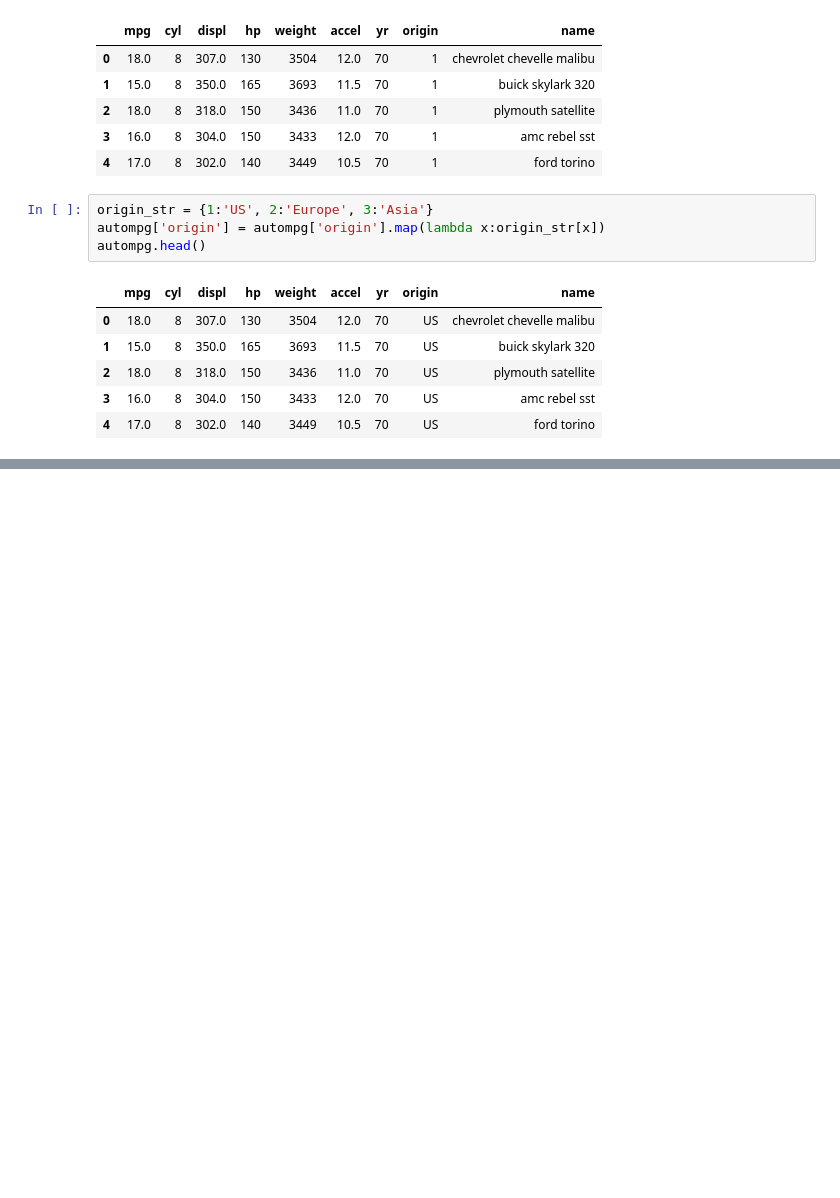
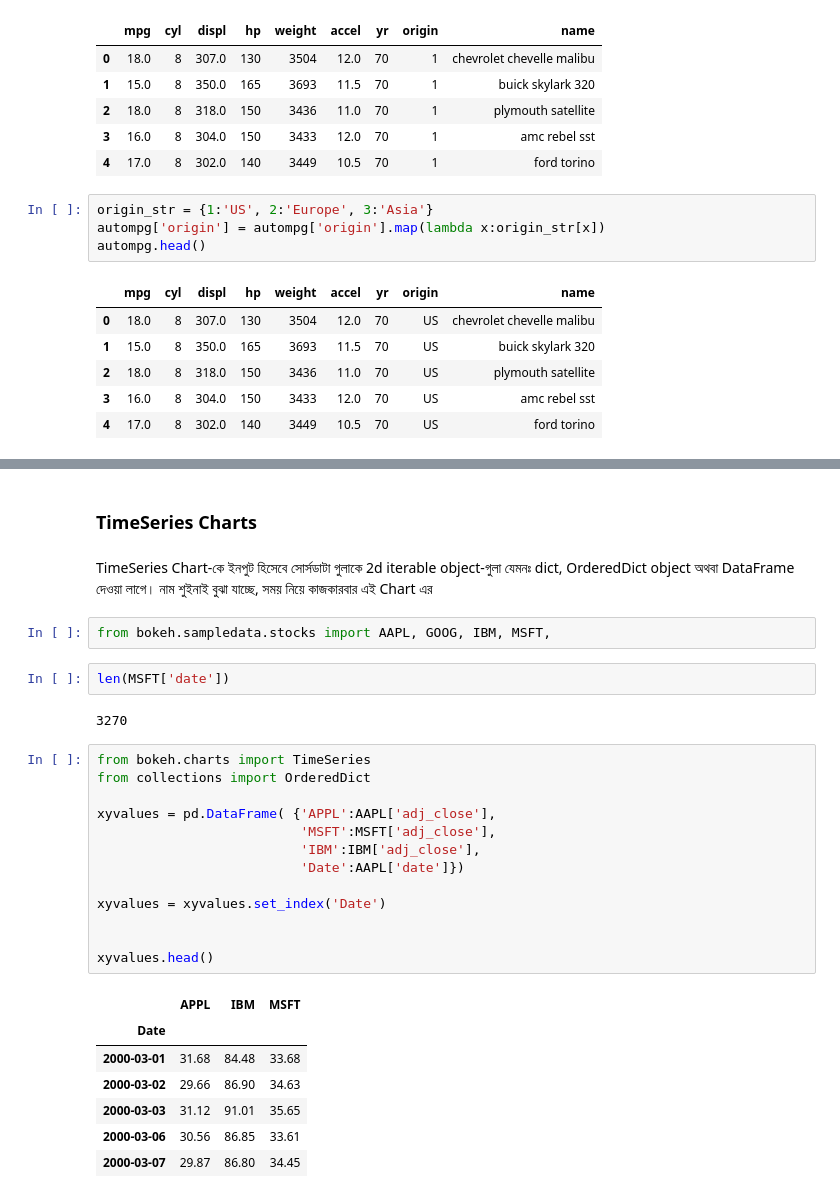
Before and after one commit to pdfarhad/python-for-datascience, a Jupyter notebook: Visualizing Bokeh.ipynb, the cells around one changed output, grey strips where cells are left out. Cells and saved outputs as stored; diff of their text form; blank space fills up the shorter version.

```diff
--- a/Visualizing Bokeh.ipynb
+++ b/Visualizing Bokeh.ipynb
@@ -193,0 +262,31 @@ show(p)
+# %% [markdown]
+### TimeSeries Charts
+# %% [markdown]
+TimeSeries Chart-কে ইনপুট হিসেবে সোর্সডাটা গুলাকে 2d iterable object-গুলা যেমনঃ  dict, OrderedDict object অথবা DataFrame দেওয়া লাগে। নাম শুইনাই বুঝা যাচ্ছে, সময় নিয়ে কাজকারবার এই Chart এর
+# %%
+from bokeh.sampledata.stocks import AAPL, GOOG, IBM, MSFT,
+# %%
+len(MSFT['date'])
+# %% [output]
+3270
+# %%
+from bokeh.charts import TimeSeries
+from collections import OrderedDict
+
+xyvalues = pd.DataFrame( {'APPL':AAPL['adj_close'],
+                          'MSFT':MSFT['adj_close'],
+                          'IBM':IBM['adj_close'],
+                          'Date':AAPL['date']})
+
+xyvalues = xyvalues.set_index('Date')
+
+
+xyvalues.head()
+# %% [output]
+|  | APPL | IBM | MSFT |
+| Date |  |  |  |
+| 2000-03-01 | 31.68 | 84.48 | 33.68 |
+| 2000-03-02 | 29.66 | 86.90 | 34.63 |
+| 2000-03-03 | 31.12 | 91.01 | 35.65 |
+| 2000-03-06 | 30.56 | 86.85 | 33.61 |
+| 2000-03-07 | 29.87 | 86.80 | 34.45 |
```
Also changed, not shown: parts of 33 cells of this notebook.
